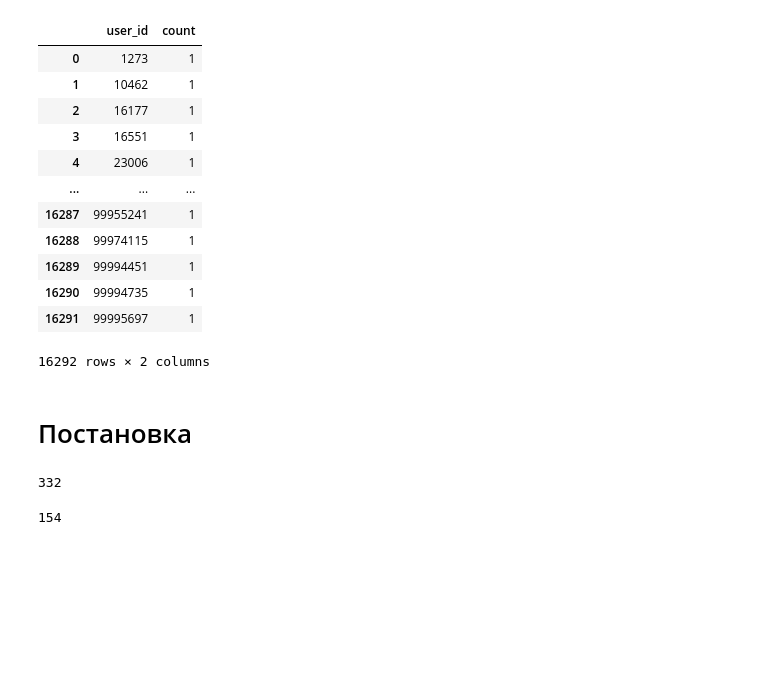
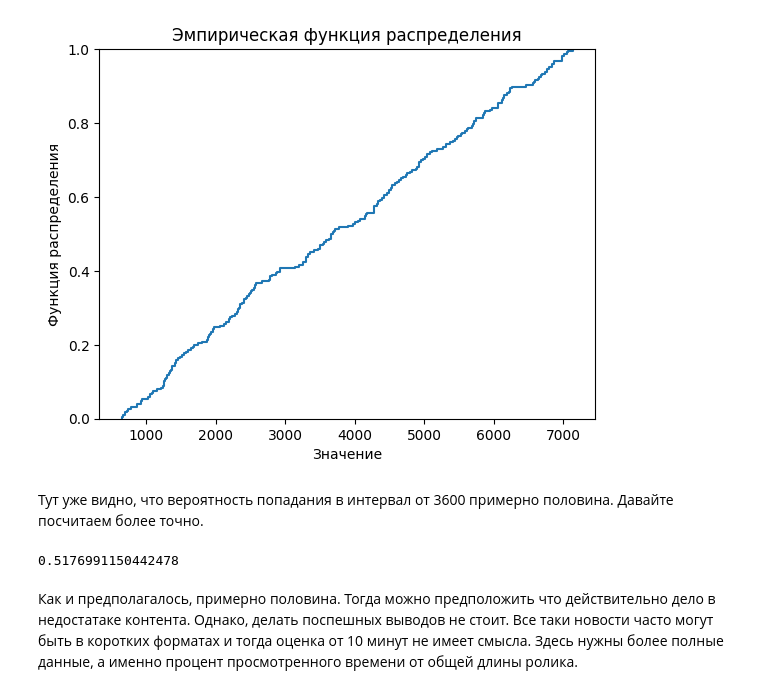
Before and after one commit to ITEmizh/big_data, a Jupyter notebook: VK_test.ipynb, the cells around one changed output. Cells and saved outputs as stored; diff of their text form; code cells hidden in the pictures; blank space fills up the shorter version.

```diff
--- a/VK_test.ipynb
+++ b/VK_test.ipynb
@@ -10,2 +94,2 @@ len(df.loc[(df['event'] == "view") & (df['click_position'] > 10)])
 # %%
-count_view = len(df.loc[(df['event'] == "view")])
+times = df.loc[(df['query_type'] == 'news') & (df['event'] == 'view') & (df['doc_type'] == 'video') & (df['view_time'] > 0)]
@@ -41,31 +96,19 @@ groupdf = df.groupby('user_id').size().reset_index(name='count')
-# %%
-groupdf
-# %% [output]
-|  | user_id | count |
-| 0 | 1273 | 1 |
-| 1 | 10462 | 1 |
-| 2 | 16177 | 1 |
-| 3 | 16551 | 1 |
-| 4 | 23006 | 1 |
-| ... | ... | ... |
-| 16287 | 99955241 | 1 |
-| 16288 | 99974115 | 1 |
-| 16289 | 99994451 | 1 |
-| 16290 | 99994735 | 1 |
-| 16291 | 99995697 | 1 |
-16292 rows × 2 columns
-# %% [markdown]
-# Постановка
-# %%
-# количество поиска "обучающего и познавательного" контента
-substrings = ["как", "обучение", "настройка", "для начинающих", "для новичков"]
-len(df.loc[df['query_text'].str.contains('|'.join(substrings), case=False) & (df['event'] == 'search')])
-# %% [output]
-332
-# %%
-# количество просмотров "обучающего и познавательного"
-substrings = ["как", "обучение", "настройка", "для начинающих", "для новчиков"]
-len(df.loc[df['query_text'].str.contains('|'.join(substrings), case=False) &
-        (df['event'] == 'view') & (df['click_position'] > 5)])
-# %% [output]
-154
+# %%
+import seaborn as sns
+
+# Создаем график
+sns.ecdfplot(data = times, x='view_time')
+plt.xlabel('Значение')
+plt.ylabel('Функция распределения')
+plt.title('Эмпирическая функция распределения')
+plt.show()
+# %% [output]
+[figure, added]
+# %% [markdown]
+Тут уже видно, что вероятность попадания в интервал от 3600 примерно половина. Давайте посчитаем более точно.
+# %%
+len(times.loc[times['view_time'] > 3600 ])/len(times)
+# %% [output]
+0.5176991150442478
+# %% [markdown]
+Как и предполагалось, примерно половина. Тогда можно предположить что действительно дело в недостатаке контента. Однако, делать поспешных выводов не стоит. Все таки новости часто могут быть в коротких форматах и тогда оценка от 10 минут не имеет смысла. Здесь нужны более полные данные, а именно процент просмотренного времени от общей длины ролика.
```
Also changed, not shown: parts of 22 cells of this notebook.
